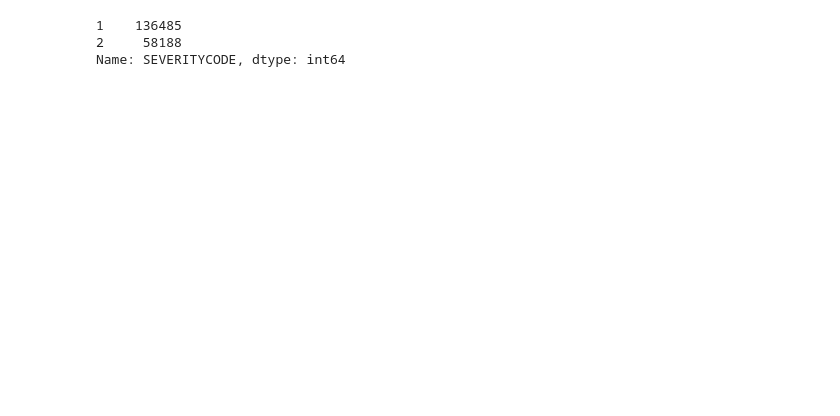
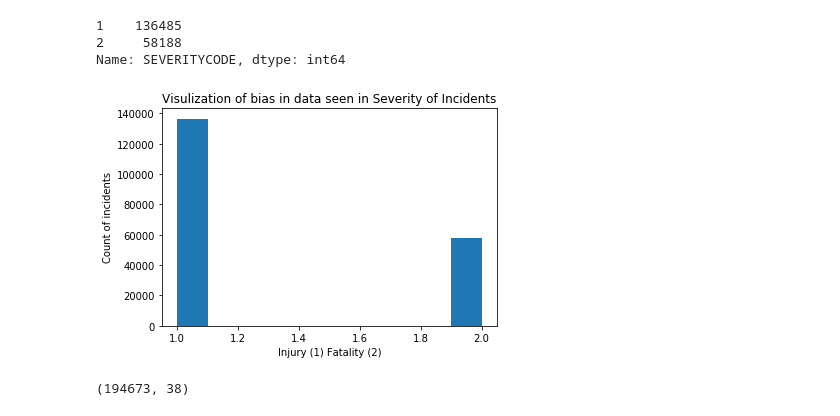
Before and after one commit to dpkmitra/-Coursera_Capstone, a Jupyter notebook: Coursera Capstone (DM).ipynb, the cells around one changed output. Cells and saved outputs as stored; diff of their text form; code cells hidden in the pictures; blank space fills up the shorter version.

```diff
--- a/Coursera Capstone (DM).ipynb
+++ b/Coursera Capstone (DM).ipynb
@@ -53,0 +63,10 @@ Name: SEVERITYCODE, dtype: int64
+# %%
+count, bin_edges = np.histogram(df_data_1["SEVERITYCODE"],1)
+df_data_1["SEVERITYCODE"].plot(kind = 'hist')
+plt.title('Visulization of bias in data seen in Severity of Incidents')
+plt.xlabel('Injury (1) Fatality (2)')
+plt.ylabel('Count of incidents')
+
+plt.show()
+# %% [output]
+[figure, added]
@@ -53,0 +78,4 @@ Name: SEVERITYCODE, dtype: int64
+# %%
+df_data_1.shape
+# %% [output]
+(194673, 38)
```
Also changed, not shown: parts of 65 cells of this notebook.
